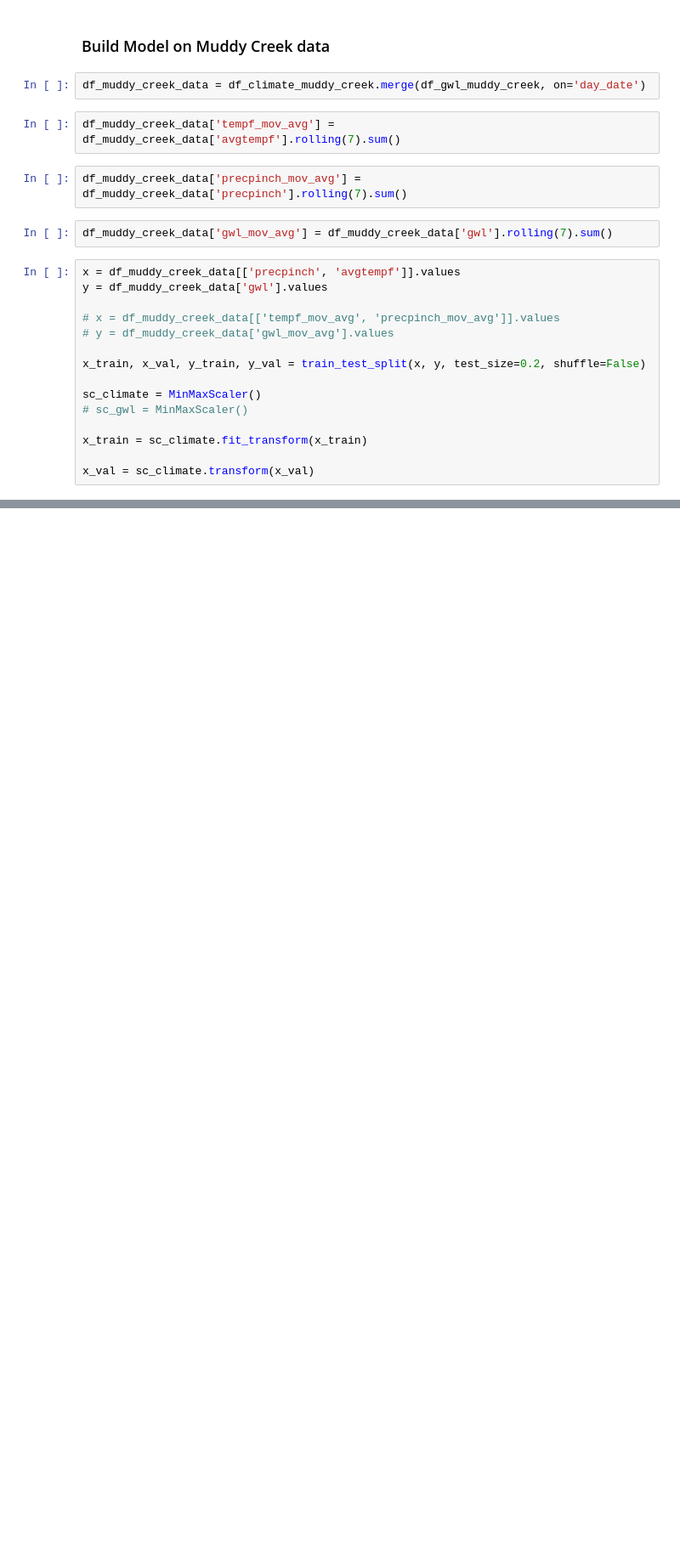
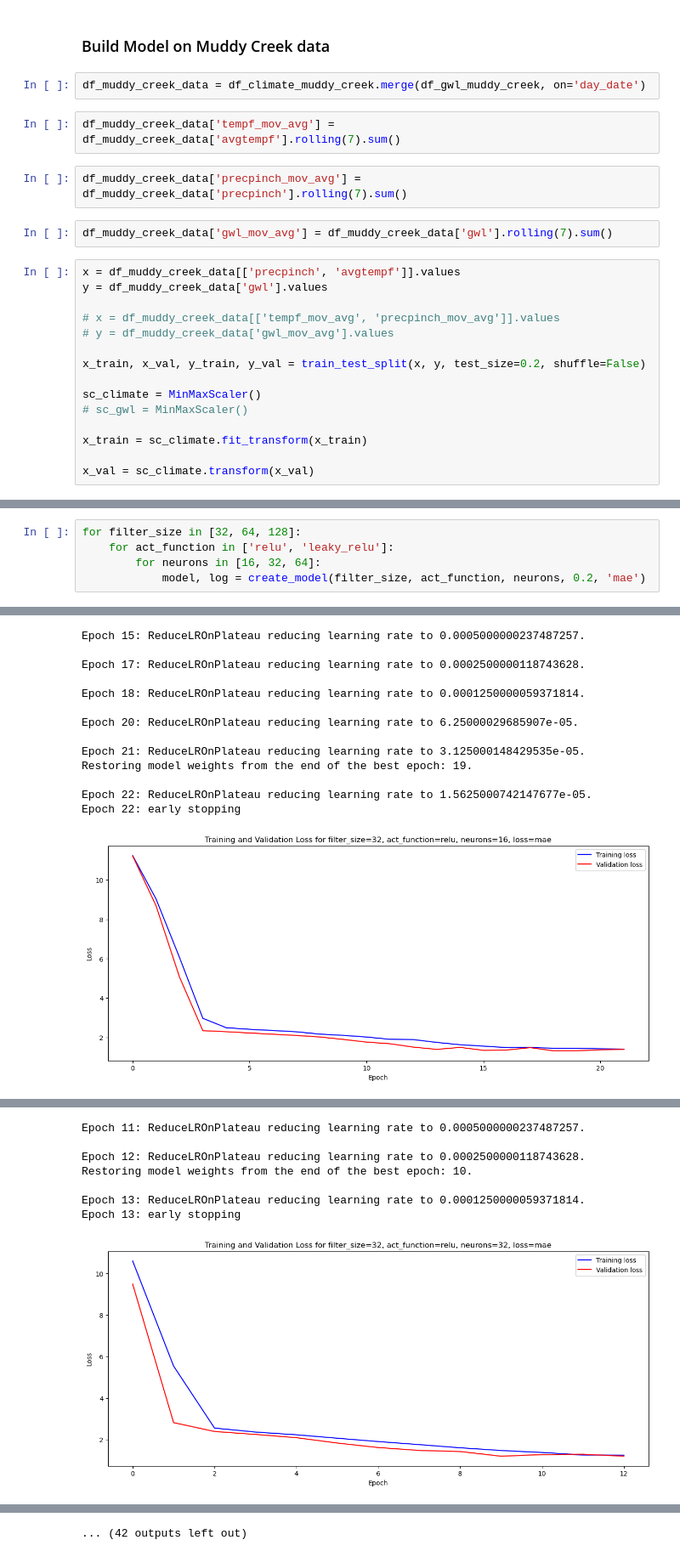
Before and after one commit to shvmpandey98/csci5520, a Jupyter notebook: model.ipynb, the cells around one changed output, grey strips where cells are left out. Shown at 85% size. Cells and saved outputs as stored; diff of their text form; blank space fills up the shorter version.

```diff
--- a/model.ipynb
+++ b/model.ipynb
@@ -211,0 +209,6 @@ Epoch 7: early stopping
+# %%
+for filter_size in [32, 64, 128]:
+    for act_function in ['relu', 'leaky_relu']:
+        for neurons in [16, 32, 64]:
+            model, log = create_model(filter_size, act_function, neurons, 0.2, 'mae')
+# %% [output]
@@ -211,0 +217,14 @@ Epoch 7: early stopping
+Epoch 15: ReduceLROnPlateau reducing learning rate to 0.0005000000237487257.
+
+Epoch 17: ReduceLROnPlateau reducing learning rate to 0.0002500000118743628.
+
+Epoch 18: ReduceLROnPlateau reducing learning rate to 0.0001250000059371814.
+
+Epoch 20: ReduceLROnPlateau reducing learning rate to 6.25000029685907e-05.
+
+Epoch 21: ReduceLROnPlateau reducing learning rate to 3.125000148429535e-05.
+Restoring model weights from the end of the best epoch: 19.
+
+Epoch 22: ReduceLROnPlateau reducing learning rate to 1.5625000742147677e-05.
+Epoch 22: early stopping
+[figure, added]
@@ -211,0 +233,8 @@ Epoch 7: early stopping
+Epoch 11: ReduceLROnPlateau reducing learning rate to 0.0005000000237487257.
+
+Epoch 12: ReduceLROnPlateau reducing learning rate to 0.0002500000118743628.
+Restoring model weights from the end of the best epoch: 10.
+
+Epoch 13: ReduceLROnPlateau reducing learning rate to 0.0001250000059371814.
+Epoch 13: early stopping
+[figure, added]
@@ -211,0 +267 @@ Epoch 7: early stopping
+... (42 outputs left out)
```
Also changed, not shown: parts of 25 cells of this notebook, 7 other files.
